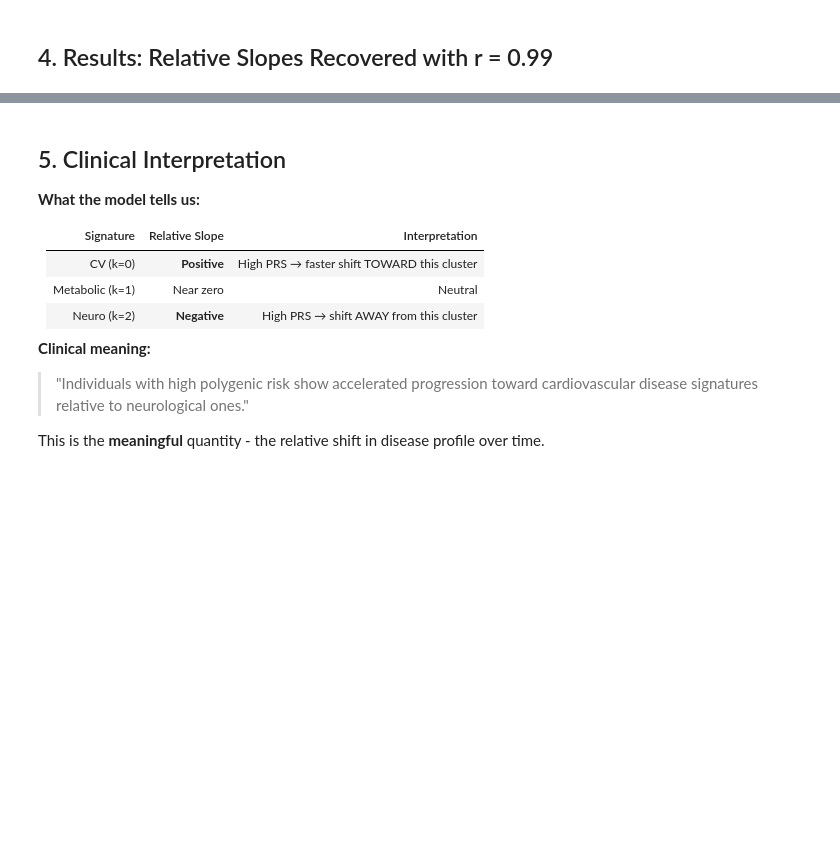
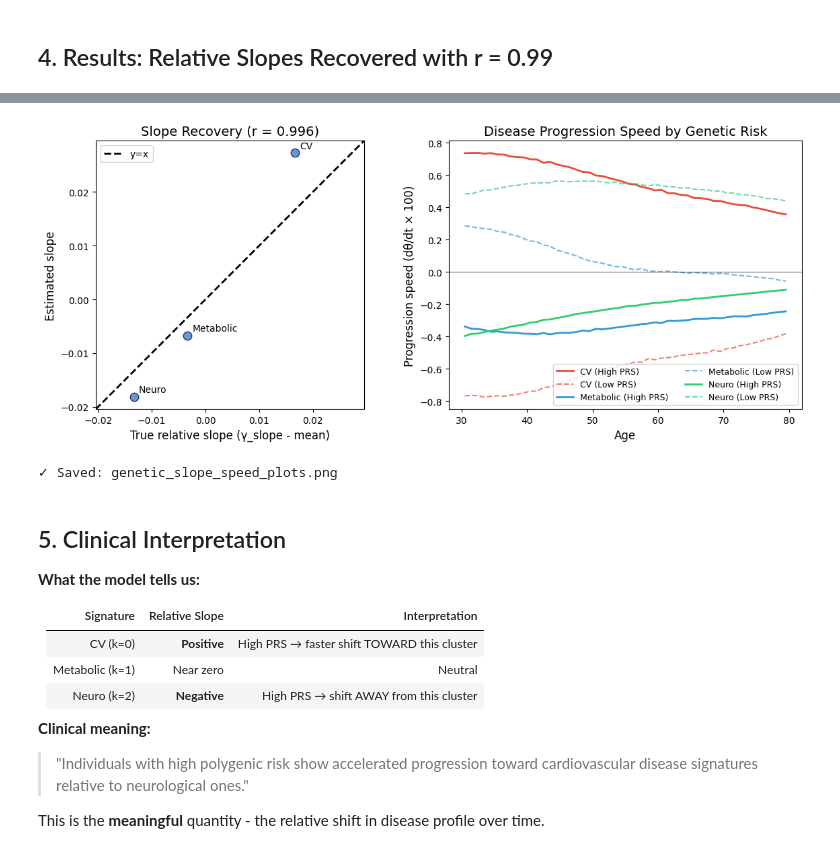
Before and after one commit to surbut/aladynoulli2, a Jupyter notebook: genetic_slope_identifiability_final.ipynb, the cells around one changed output, grey strips where cells are left out. Drawn from its saved outputs; the diff is of its cells as text; code cells hidden in the pictures; blank space fills up the shorter version.

Commit message:
update identificaibtily vs recover

```diff
--- a/genetic_slope_identifiability_final.ipynb
+++ b/genetic_slope_identifiability_final.ipynb
@@ -379,3 +445,50 @@ print("\n✓ Saved: genetic_slope_identifiability_result.png")
+# %%
+# Publication-quality plots: Slope recovery and progression speed
+fig, axes = plt.subplots(1, 2, figsize=(12, 5))
+
+# Plot 1: Estimated vs True relative slopes (scatter)
+ax = axes[0]
+ax.scatter(gamma_slope_relative, est_slope, s=80, c='steelblue', alpha=0.8, edgecolors='navy')
+lims = np.array([ax.get_xlim(), ax.get_ylim()])
+lim_min, lim_max = lims.min(), lims.max()
+ax.plot([lim_min, lim_max], [lim_min, lim_max], 'k--', lw=2, label='y=x')
+ax.set_xlabel('True relative slope (γ_slope - mean)', fontsize=12)
+ax.set_ylabel('Estimated slope', fontsize=12)
+ax.set_title(f'Slope Recovery (r = {corr_relative:.3f})', fontsize=14)
+ax.legend()
+ax.set_xlim(lim_min, lim_max)
+ax.set_ylim(lim_min, lim_max)
+ax.set_aspect('equal')
+for k, lab in enumerate(['CV', 'Metabolic', 'Neuro']):
+    ax.annotate(lab, (gamma_slope_relative[k], est_slope[k]),
+                xytext=(5, 5), textcoords='offset points', fontsize=10)
+
+# Plot 2: Progression speed - rate of change of θ over time (high vs low PRS)
+ax = axes[1]
+theta_true = softmax(lambda_true, axis=1)
+# Approximate dθ/dt via finite differences
+dtheta_dt = np.diff(theta_true, axis=2)
+t_mid = (t[:-1] + t[1:]) / 2 + 30  # age at midpoint
+sig_labels = ['CV', 'Metabolic', 'Neuro']
+colors = ['#e74c3c', '#3498db', '#2ecc71']
+for k, (color, label) in enumerate(zip(colors, sig_labels)):
+    high_speed = dtheta_dt[high_prs, k, :].mean(axis=0)
+    low_speed = dtheta_dt[low_prs, k, :].mean(axis=0)
+    ax.plot(t_mid, high_speed * 100, '-', color=color, lw=2, label=f'{label} (High PRS)')
+    ax.plot(t_mid, low_speed * 100, '--', color=color, lw=1.5, alpha=0.7, label=f'{label} (Low PRS)')
+ax.axhline(0, color='k', lw=0.5)
+ax.set_xlabel('Age', fontsize=12)
+ax.set_ylabel('Progression speed (dθ/dt × 100)', fontsize=12)
+ax.set_title('Disease Progression Speed by Genetic Risk', fontsize=14)
+ax.legend(fontsize=9, ncol=2)
+
+plt.tight_layout()
+plt.savefig('genetic_slope_speed_plots.png', dpi=150, bbox_inches='tight')
+plt.show()
+print("\n✓ Saved: genetic_slope_speed_plots.png")
+# %% [output]
+[figure, added]
+✓ Saved: genetic_slope_speed_plots.png
 # %% [markdown]
 ## 5. Clinical Interpretation
 
```
Also changed, not shown: parts of 17 cells of this notebook, 20 other files.
